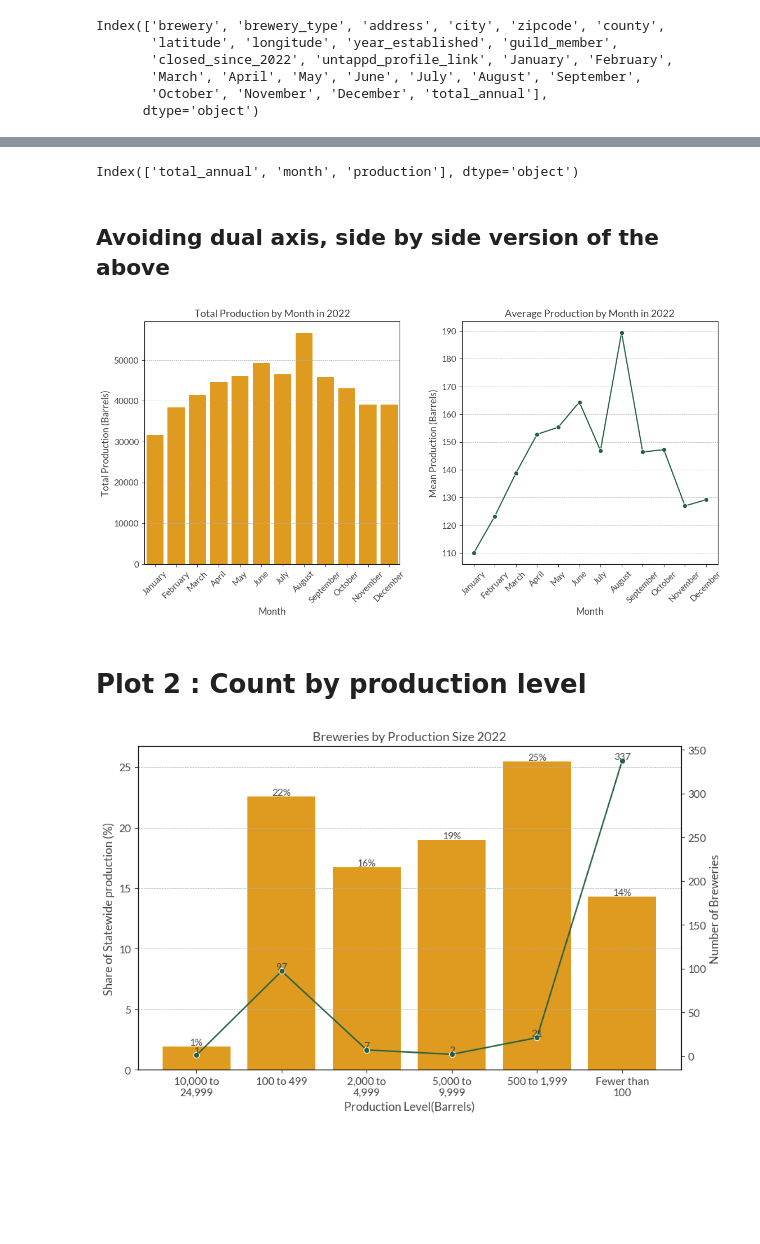
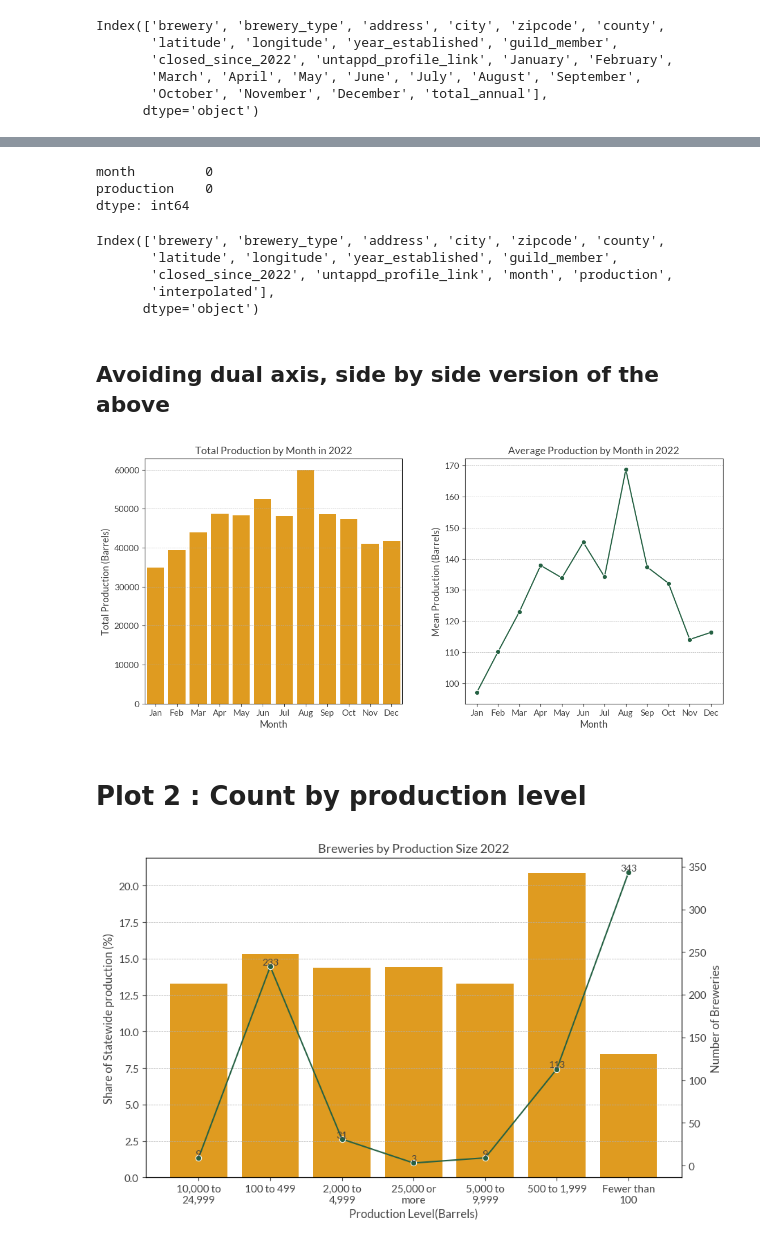
Before and after one commit to mckenzie-maidl/wa-brewers-guild, a Jupyter notebook: Justus_Visualizations.ipynb, the cells around one changed output, grey strips where cells are left out. Cells and saved outputs as stored; diff of their text form; code cells hidden in the pictures; blank space fills up the shorter version.

```diff
--- a/Justus_Visualizations.ipynb
+++ b/Justus_Visualizations.ipynb
@@ -58,3 +58,9 @@ Index(['brewery', 'brewery_type', 'address', 'city', 'zipcode', 'county',
        'March', 'April', 'May', 'June', 'July', 'August', 'September',
        'October', 'November', 'December', 'total_annual'],
       dtype='object')
+# %%
+#url2='https://github.com/mckenzie-maidl/wa-brewers-guild/blob/main/Data/brewery_production_2022_melted_interpolated.csv'
+url2='https://raw.githubusercontent.com/mckenzie-maidl/wa-brewers-guild/main/Data/brewery_production_2022_melted_interpolated.csv'
+prod22_melted=pd.read_csv(url2)
+#prod22_melted22=pd.read_csv(url2)
+prod22_melted.info()
@@ -61,19 +85,10 @@ Index(['brewery', 'brewery_type', 'address', 'city', 'zipcode', 'county',
 # %%
 
-# Define columns of interest
-columns_of_interest = ['total_annual', 'January', 'February', 'March', 'April', 'May', 'June',
-                       'July', 'August', 'September', 'October', 'November', 'December']
-
-# Read the CSV data - only the columns of interest
-prod22 = pd.read_csv(url, usecols=columns_of_interest)
-
-# Melt the Df one column
-prod22_melted = prod22.melt(id_vars=['total_annual'], var_name='month', value_name='production')
 
 # order of months
 month_order = ['January', 'February', 'March', 'April', 'May', 'June',
                'July', 'August', 'September', 'October', 'November', 'December']
-
+month_order_shortened=["Jan","Feb","Mar","Apr","May","Jun","Jul","Aug","Sep","Oct","Nov","Dec"]
 # month to categorical with defined order
 prod22_melted['month'] = pd.Categorical(prod22_melted['month'], categories=month_order, ordered=True)
 
@@ -89,17 +104,18 @@ fig, ax1 = plt.subplots(figsize=figsize_h)
 # Plot total production by month (bar plot)
 sns.barplot(data=total_production, x='month', y='production', ax=ax1, color=col_yellow)
 ax1.set_title('Total and Mean Production by Month in 2022')
+ax1.set_xticklabels(month_order_shortened, rotation=45)
 ax1.set_xlabel('Month')
-ax1.set_ylabel('Total Production')
+ax1.set_ylabel('Total Production (Barrels)')
 ax1.tick_params(axis='y')
-
+ax1.grid(axis='y', linestyle='--', linewidth=0.5)
 #Rotation for readability
 plt.xticks(rotation=45)
 
 # secondary y-axis for mean production
 ax2 = ax1.twinx()
 sns.lineplot(data=mean_production, x='month', y='production', marker='o', ax=ax2, color=col_green)
-ax2.set_ylabel('Mean Production')
+ax2.set_ylabel('Mean Production (Barrels)')
 ax2.tick_params(axis='y')
 
 #
@@ -109,7 +125,17 @@ plt.show()
+# %%
+print(mean_production.isnull().sum())
+# %% [output]
+month         0
+production    0
+dtype: int64
 # %%
 prod22_melted.columns
 # %% [output]
-Index(['total_annual', 'month', 'production'], dtype='object')
+Index(['brewery', 'brewery_type', 'address', 'city', 'zipcode', 'county',
+       'latitude', 'longitude', 'year_established', 'guild_member',
+       'closed_since_2022', 'untappd_profile_link', 'month', 'production',
+       'interpolated'],
+      dtype='object')
 # %% [markdown]
 ## Avoiding dual axis, side by side version of the above
 # %%
@@ -124,23 +150,20 @@ sns.barplot(data=total_production, x='month', y='production', ax=axes[0], color=
 axes[0].set_title('Total Production by Month in 2022')
 axes[0].set_xlabel('Month')
 axes[0].set_ylabel('Total Production (Barrels)')
-
-# Rotate x-axis labels for better readability
-axes[0].tick_params(axis='x', rotation=45)
+axes[0].set_xticklabels(month_order_shortened) #shorten
+axes[0].tick_params(axis='x')
 
 # mean production by month (line plot)
 sns.lineplot(data=mean_production, x='month', y='production', marker='o', ax=axes[1], color=col_green)
+axes[1].set_xticklabels(month_order_shortened)
 axes[1].set_title('Average Production by Month in 2022')
 axes[1].set_xlabel('Month')
 axes[1].set_ylabel('Mean Production (Barrels)')
 
-# Rotate x-axis labels for better readability
-axes[1].tick_params(axis='x', rotation=45)
 
-# Show
 plt.show()
 # %% [output]
-[figure, old version]
+[figure, new version]
 # %% [markdown]
 # Plot 2 : Count by production level
 # %%
@@ -173,39 +196,41 @@ total_production_by_range = prod22_melted.groupby('production_size_range')['prod
 total_production_by_range['percentage'] = (total_production_by_range['production'] / total_production_by_range['production'].sum()) * 100
 
 # Calculate count of unique breweries for each size range
-unique_brewery_count = prod22_melted.groupby('production_size_range')['total_annual'].nunique().reset_index(name='unique_brewery_count')
+unique_brewery_count = prod22_melted.groupby('production_size_range')['brewery'].nunique().reset_index(name='unique_brewery_count')
 
 # Set up the figure
 fig, ax1 = plt.subplots(figsize=figsize_h)
 
 # Plot percentage contribution by production size range (bar plot)
 sns.barplot(data=total_production_by_range, x='production_size_range', y='percentage', ax=ax1, color=col_yellow)
 ax1.set_title('Breweries by Production Size 2022')
 ax1.set_xlabel('Production Level(Barrels)')
 ax1.set_ylabel('Share of Statewide production (%)')
 
-# Annotate the count of breweries on each bar
-for index, row in total_production_by_range.iterrows():
-    ax1.text(index, row['percentage'], f"{int(row['percentage'])}%", ha='center', va='bottom', fontweight='bold')  # Make labels bold and round to integer
+# Annotate the count of unique breweries on each data point with an offset
+for index, row in unique_brewery_count.iterrows():
+    ax2.text(index, row['unique_brewery_count'], str(row['unique_brewery_count']),
+             ha='right', va='bottom', fontweight='bold')  #
 
 # second y-axis for the count of unique breweries
 ax2 = ax1.twinx()
-sns.lineplot(data=unique_brewery_count, x='production_size_range', y='unique_brewery_count', marker='o', color=col_green, ax=ax2)
+sns.lineplot(data=unique_brewery_count, x='production_size_range',
+             y='unique_brewery_count', marker='o', color=col_green, ax=ax2)
 ax2.set_ylabel('Number of Breweries')
 
 # Annotate the count of unique breweries on each data point
 for index, row in unique_brewery_count.iterrows():
     ax2.text(index, row['unique_brewery_count'], str(row['unique_brewery_count']), ha='center', va='bottom')
 
 # Hide gridlines
 ax1.grid(axis='y', linestyle='--', linewidth=0.5)
 #ax1.tick_params(axis='x', rotation=45)
 ax2.grid(False)
 
 # Rotate x-axis labels horizontally in two lines
 ax1.set_xticklabels(['\n'.join(wrap(label, 12)) for label in total_production_by_range['production_size_range']])
 
 # Show the plot
 plt.show()
 # %% [output]
-[figure, old version]
+[figure, new version]
```
Also changed, not shown: parts of 7 cells of this notebook.
